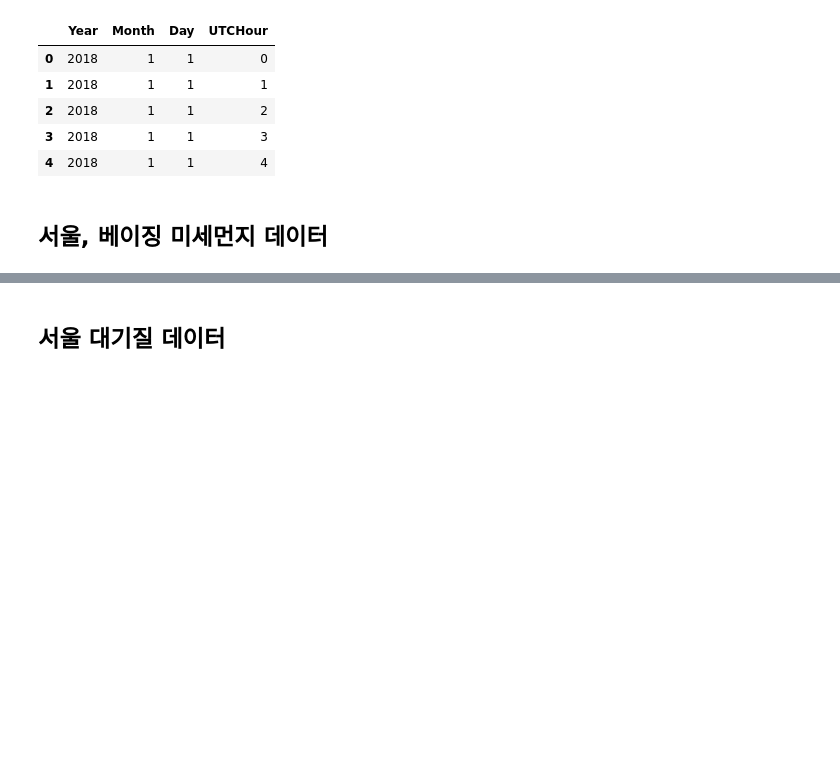
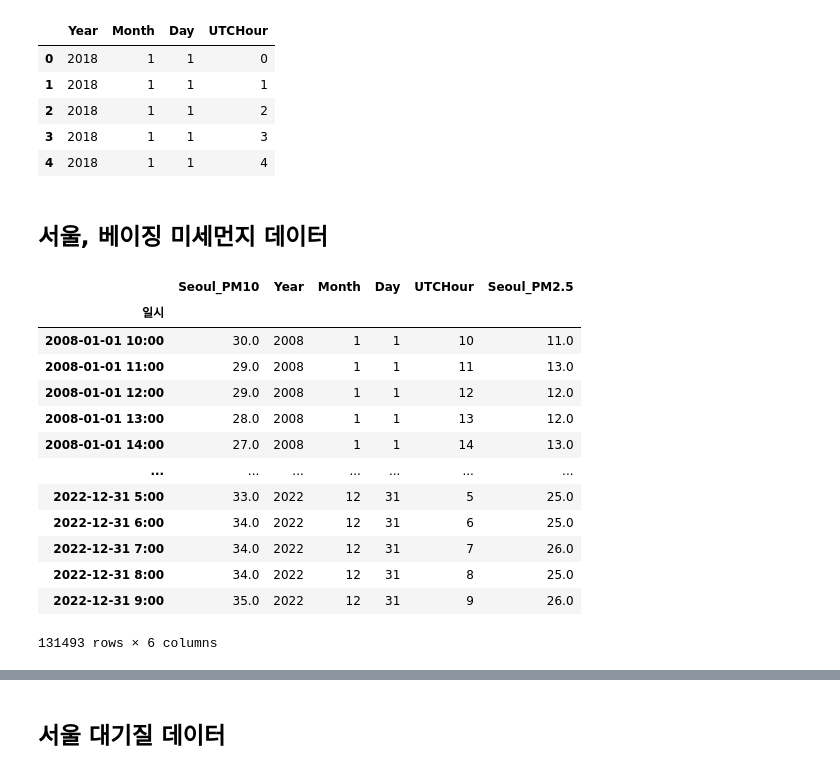
Before and after one commit to SeojinSeojin/aai2009, a Jupyter notebook: data/merge_data.ipynb, the cells around one changed output, grey strips where cells are left out. Drawn from its saved outputs; the diff is of its cells as text; code cells hidden in the pictures; blank space fills up the shorter version.

```diff
--- a/data/merge_data.ipynb
+++ b/data/merge_data.ipynb
@@ -24,3 +24,15 @@ df_all.head()
 | 4 | 2018 | 1 | 1 | 4 |
 # %% [markdown]
 ## 서울, 베이징 미세먼지 데이터
+# %%
+df_seoul_pm_2008_2011 = pd.read_csv('./rawfiles/seoul-pm/2008-2011.csv', encoding='cp949')
+df_seoul_pm_2012_2015 = pd.read_csv('./rawfiles/seoul-pm/2012-2015.csv', encoding='cp949')
+df_seoul_pm_2016_2019 = pd.read_csv('./rawfiles/seoul-pm/2016-2019.csv', encoding='cp949')
+df_seoul_pm_2020_2021 = pd.read_csv('./rawfiles/seoul-pm/2020-2021.csv', encoding='cp949')
+df_seoul_pm_2022 = pd.read_csv('./rawfiles/seoul-pm/2022.csv', encoding='cp949')
+
+df_seoul_pm = pd.concat([
+    df_seoul_pm_2008_2011, df_seoul_pm_2012_2015, df_seoul_pm_2016_2019, df_seoul_pm_2020_2021, df_seoul_pm_2022
+], axis=0)
+
+df_seoul_pm = df_seoul_pm.groupby('일시').first() # 지역별 평균 값만 담는다.
@@ -26,0 +51,17 @@ df_all.head()
+# %%
+df_seoul_pm
+# %% [output]
+|  | Seoul_PM10 | Year | Month | Day | UTCHour | Seoul_PM2.5 |
+| 일시 |  |  |  |  |  |  |
+| 2008-01-01 10:00 | 30.0 | 2008 | 1 | 1 | 10 | 11.0 |
+| 2008-01-01 11:00 | 29.0 | 2008 | 1 | 1 | 11 | 13.0 |
+| 2008-01-01 12:00 | 29.0 | 2008 | 1 | 1 | 12 | 12.0 |
+| 2008-01-01 13:00 | 28.0 | 2008 | 1 | 1 | 13 | 12.0 |
+| 2008-01-01 14:00 | 27.0 | 2008 | 1 | 1 | 14 | 13.0 |
+| ... | ... | ... | ... | ... | ... | ... |
+| 2022-12-31 5:00 | 33.0 | 2022 | 12 | 31 | 5 | 25.0 |
+| 2022-12-31 6:00 | 34.0 | 2022 | 12 | 31 | 6 | 25.0 |
+| 2022-12-31 7:00 | 34.0 | 2022 | 12 | 31 | 7 | 26.0 |
+| 2022-12-31 8:00 | 34.0 | 2022 | 12 | 31 | 8 | 25.0 |
+| 2022-12-31 9:00 | 35.0 | 2022 | 12 | 31 | 9 | 26.0 |
+131493 rows × 6 columns
```
Also changed, not shown: parts of 9 cells of this notebook, 1 other file.
